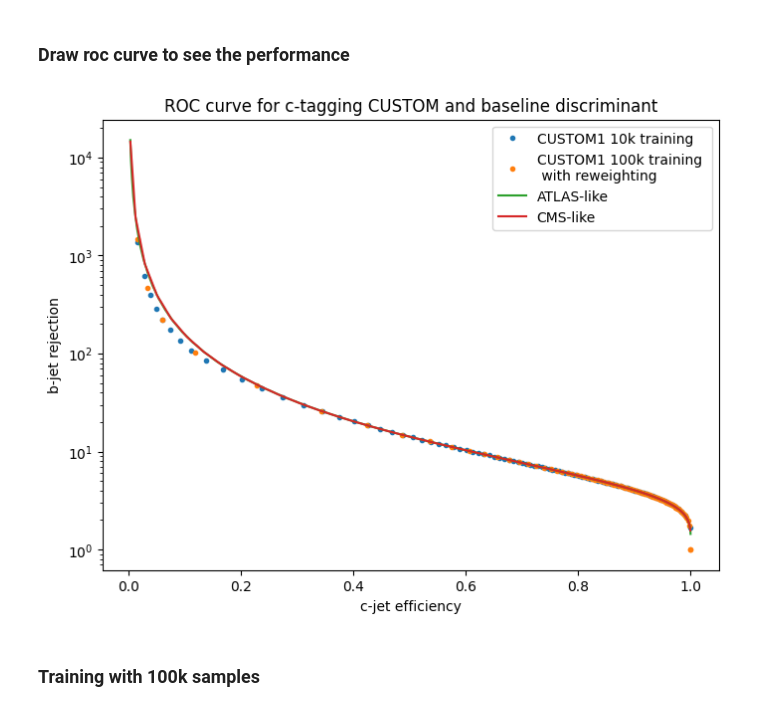
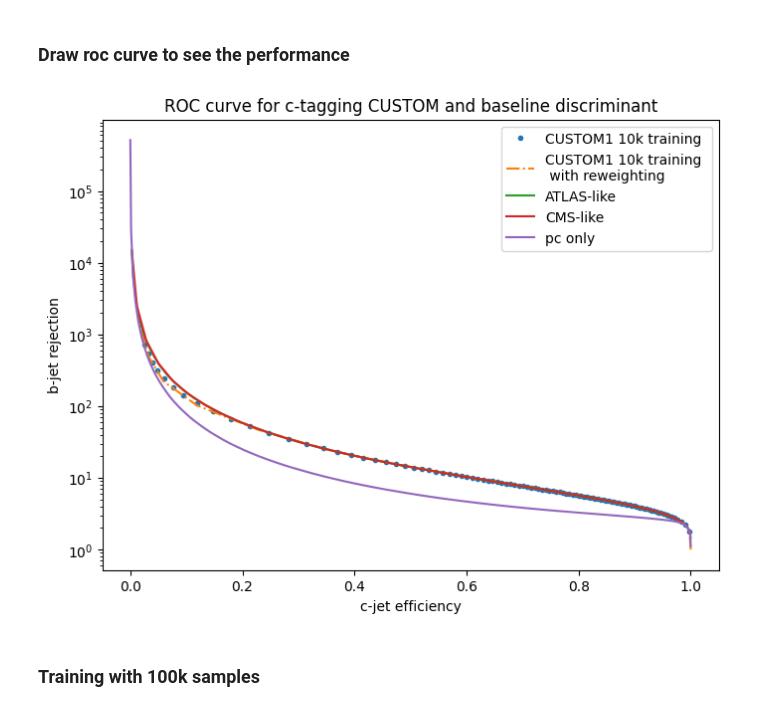
Before and after one commit to hairlessdevil/custom, a Jupyter notebook: custom_proto.ipynb, the cells around one changed output. Saved outputs shown, nothing was run; the diff lists cells and outputs as text; code cells hidden in the pictures.

```diff
--- a/custom_proto.ipynb
+++ b/custom_proto.ipynb
@@ -159,6 +154,10 @@ c_ATLAS = np.log(np.divide(c_jet_test[:,1], c_jet_test[:,0]))
 #Calculate CMS_score(pc/(pc+pb))
 b_CMS = np.divide(b_jet_test[:,1], b_jet_test[:, 0] + b_jet_test[:, 1])
 c_CMS = np.divide(c_jet_test[:,1], c_jet_test[:, 0] + c_jet_test[:, 1])
+
+#Caluculate only pc score
+b_pc = b_jet_test[:,1]
+c_pc = c_jet_test[:,1]
 
 b_len, c_len = b_jet_test.shape[0], c_jet_test.shape[0] #The total number of each jet
 
@@ -174,6 +173,12 @@ thresh_CMS = np.linspace(0.01, 0.979, 100)
 b_eff_CMS = np.array([np.count_nonzero((b_CMS > thresh)) for thresh in thresh_CMS])/b_len
 c_eff_CMS = np.array([np.count_nonzero((c_CMS > thresh)) for thresh in thresh_CMS])/c_len
 b_rej_CMS = 1/b_eff_CMS
+
+print(np.max(b_pc), np.min(b_pc), np.max(c_pc), np.min(c_pc))
+thresh_pc = np.linspace(0.0001, 0.99, 100)
+b_eff_pc = np.array([np.count_nonzero((b_pc > thresh)) for thresh in thresh_pc])/b_len
+c_eff_pc = np.array([np.count_nonzero((c_pc > thresh)) for thresh in thresh_pc])/c_len
+b_rej_pc = 1/b_eff_pc
 # %% [output]
 5.292378111198107 -18.84819027092911 5.780999400298741 -9.815904157698254
 0.9949953874846685 6.521311848751205e-09 0.9969238617376472 5.457368599470575e-05
@@ -190,12 +218,12 @@ exponentially decaying learning rate with gamma = 0.9 <br>
 # %%
 #prepare training dataset
 torch.manual_seed(114514)
-X_train, y_train = X_train_full[:10000, :], y_train_full[:10000]
+X_train, y_train = X_train_full[110000:120000, :], y_train_full[110000:120000]
 
 dataset_train = torch.utils.data.TensorDataset(torch.from_numpy(X_train), torch.from_numpy(y_train))
 dataset_vali = torch.utils.data.TensorDataset(torch.from_numpy(X_vali), torch.from_numpy(y_vali))
 
-device = torch.device("cuda" if torch.cuda.is_available() else "cpu")
+device = torch.device("cuda"  if torch.cuda.is_available() else "cpu")
 print("device:", device)
 
 #set training hyperparameter for training:
@@ -565,19 +608,19 @@ b_rej_CUSTOM1_10k_rw = 1/b_eff_CUSTOM1_10k_rw
 # %%
 plt.figure(figsize=(8,6), dpi=100)
 plt.plot(c_eff_CUSTOM1_10k, b_rej_CUSTOM1_10k, ".", label = "CUSTOM1 10k training")
-plt.plot(c_eff_CUSTOM1_10k_rw, b_rej_CUSTOM1_10k_rw, ".", label = "CUSTOM1 100k training \n with reweighting")
+plt.plot(c_eff_CUSTOM1_10k_rw, b_rej_CUSTOM1_10k_rw, "-.", label = "CUSTOM1 10k training \n with reweighting")
 #plt.plot(c_eff_CUSTOM1_100k, b_rej_CUSTOM1_100k, ".", label = "CUSTOM1 100k training \n with reweighting")
-#plt.plot(c_eff_CUSTOM1w, b_rej_CUSTOM1w, label = "CUSTOM1 without reweighting")
 plt.plot(c_eff_ATLAS, b_rej_ATLAS,  label = "ATLAS-like")
 plt.plot(c_eff_CMS, b_rej_CMS, label = "CMS-like")
+plt.plot(c_eff_pc, b_rej_pc, label = "pc only")
 plt.yscale("log", base = 10)
 plt.xlabel("c-jet efficiency")
 plt.ylabel("b-jet rejection")
 plt.title("ROC curve for c-tagging CUSTOM and baseline discriminant")
 plt.legend()
 plt.show()
 # %% [output]
-[figure, old version]
+[figure, new version]
 # %% [markdown]
 ### Training with 100k samples
 # %%
```
Also changed, not shown: parts of 36 cells of this notebook.
